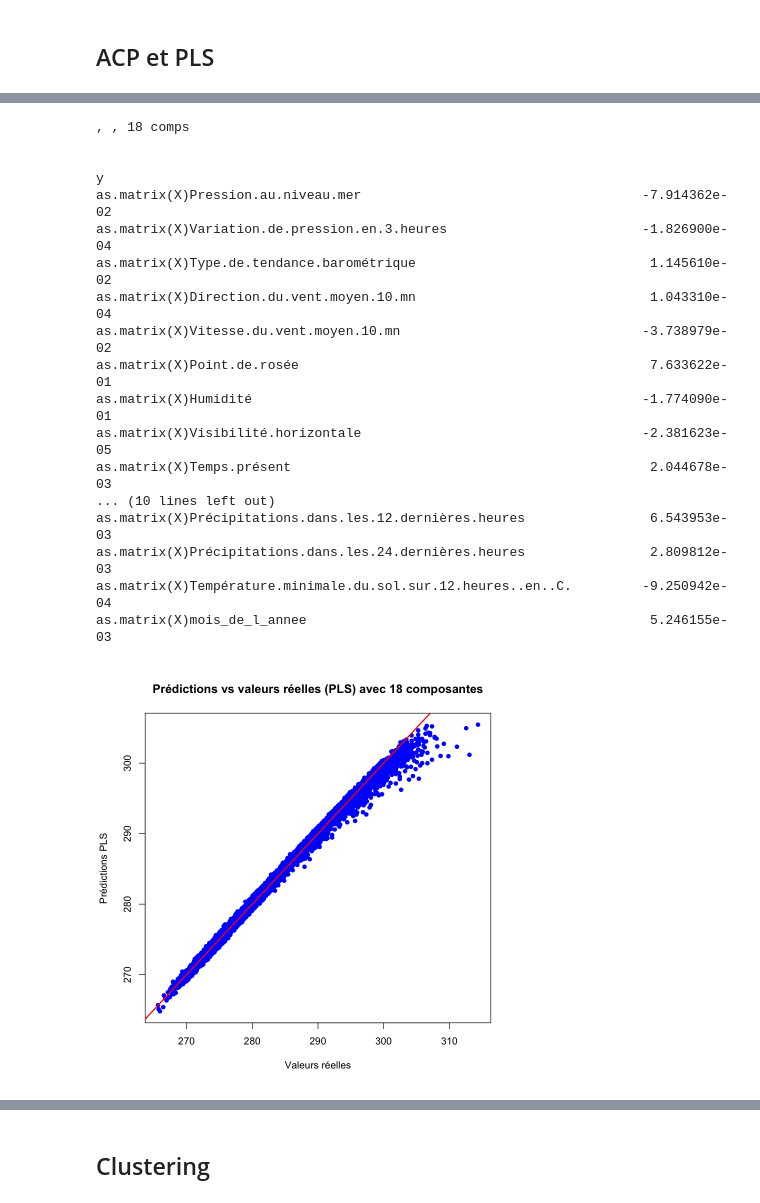
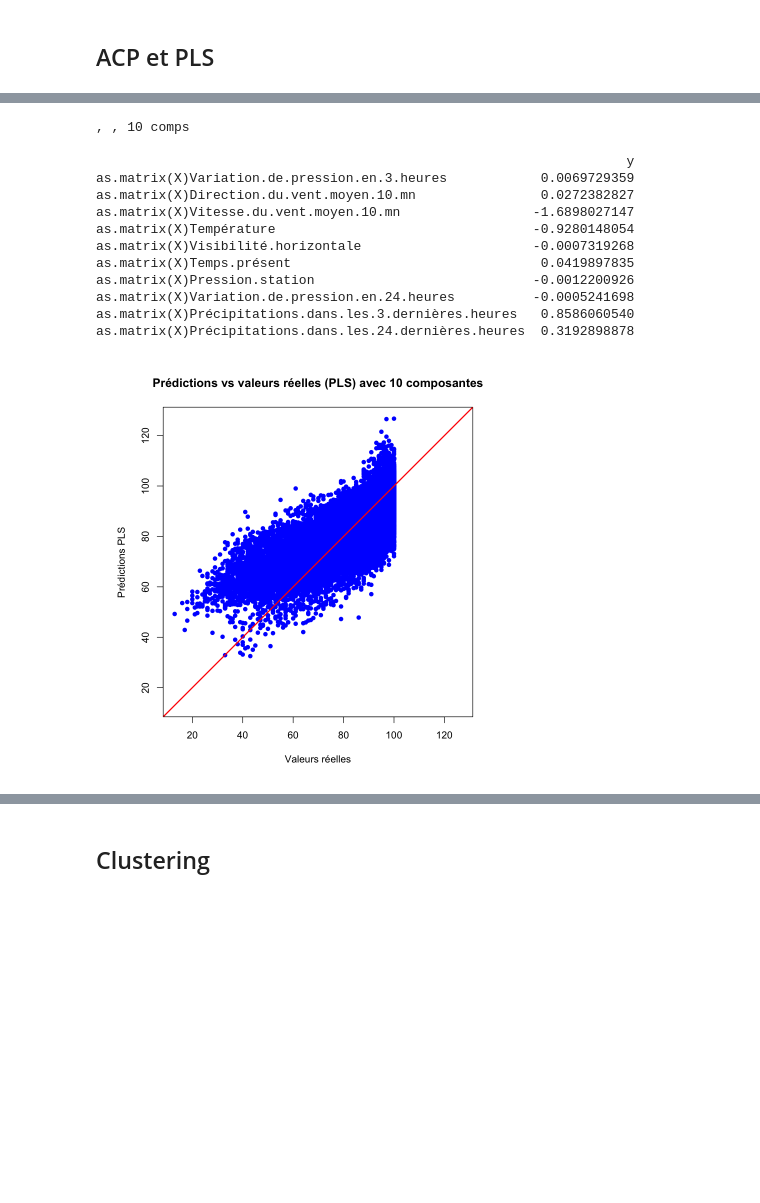
Before and after one commit to lauraachoquett/stats_BE_Bobbia, a Jupyter notebook: src/paul_notebook.ipynb, the cells around one changed output, grey strips where cells are left out. Drawn from its saved outputs; the diff is of its cells as text; code cells hidden in the pictures; blank space fills up the shorter version.

```diff
--- a/src/paul_notebook.ipynb
+++ b/src/paul_notebook.ipynb
@@ -405,7 +256,7 @@ Author(s):
 
 
 # Utiliser le nom exact de la variable cible
-target_var <- "Température"
+target_var <- "Humidité"
 
 
 # Créer un data.frame avec toutes les variables nécessaires
@@ -414,9 +265,6 @@ df_pls <- na.omit(df_pls) # Retirer toutes les lignes avec NA
 
 y <- df_pls[[target_var]]
 X <- df_pls[, setdiff(names(df_pls), target_var), drop = FALSE]
-# # Retirer la variable température de X
-# X <- X[, -which(names(X) == "Température"), drop = FALSE]
-
 
 # Régression PLS avec validation croisée
 pls_model <- plsr(y ~ as.matrix(X), validation = "CV")
@@ -431,18 +279,22 @@ validationplot(pls_model, val.type = "MSEP")
 # Trouver le nombre optimal de composantes
 opt_ncomp <- which.min(pls_model$validation$PRESS)
 
-ncomp = 13
+ncomp = 7
 
 # Prédictions
 pred <- predict(pls_model, ncomp = opt_ncomp)
 pred_vec <- as.vector(pred[,1,1])
 
 # Plot prédiction vs ground truth
+par(pty = "s")
+plot_lim <- range(c(y, pred_vec))
 plot(y, pred_vec,
      xlab = "Valeurs réelles",
      ylab = "Prédictions PLS",
      main = paste("Prédictions vs valeurs réelles (PLS) avec", opt_ncomp, "composantes"),
-     col = "blue", pch = 16)
+     col = "blue", pch = 16,
+     xlim = plot_lim, ylim = plot_lim)
+
 abline(a = 0, b = 1, col = "red", lwd = 2)
 
 # Affichage des coefficients et les indices des variables dans X
@@ -469,21 +321,17 @@ y     99.35
-, , 18 comps
+, , 10 comps
 
-                                                                                  y
-as.matrix(X)Pression.au.niveau.mer                                    -7.914362e-02
-as.matrix(X)Variation.de.pression.en.3.heures                         -1.826900e-04
-as.matrix(X)Type.de.tendance.barométrique                              1.145610e-02
-as.matrix(X)Direction.du.vent.moyen.10.mn                              1.043310e-04
-as.matrix(X)Vitesse.du.vent.moyen.10.mn                               -3.738979e-02
-as.matrix(X)Point.de.rosée                                             7.633622e-01
-as.matrix(X)Humidité                                                  -1.774090e-01
-as.matrix(X)Visibilité.horizontale                                    -2.381623e-05
-as.matrix(X)Temps.présent                                              2.044678e-03
-... (10 lines left out)
-as.matrix(X)Précipitations.dans.les.12.dernières.heures                6.543953e-03
-as.matrix(X)Précipitations.dans.les.24.dernières.heures                2.809812e-03
-as.matrix(X)Température.minimale.du.sol.sur.12.heures..en..C.         -9.250942e-04
-as.matrix(X)mois_de_l_annee                                            5.246155e-03
+                                                                    y
+as.matrix(X)Variation.de.pression.en.3.heures            0.0069729359
+as.matrix(X)Direction.du.vent.moyen.10.mn                0.0272382827
+as.matrix(X)Vitesse.du.vent.moyen.10.mn                 -1.6898027147
+as.matrix(X)Température                                 -0.9280148054
+as.matrix(X)Visibilité.horizontale                      -0.0007319268
+as.matrix(X)Temps.présent                                0.0419897835
+as.matrix(X)Pression.station                            -0.0012200926
+as.matrix(X)Variation.de.pression.en.24.heures          -0.0005241698
+as.matrix(X)Précipitations.dans.les.3.dernières.heures   0.8586060540
+as.matrix(X)Précipitations.dans.les.24.dernières.heures  0.3192898878
-[figure, old version]
+[figure, new version]
 # %%
 # Récupérer les loadings (combinaisons linéaires) des composantes PLS
 loadings_pls <- loadings(pls_model)
```
Also changed, not shown: parts of 14 cells of this notebook.
